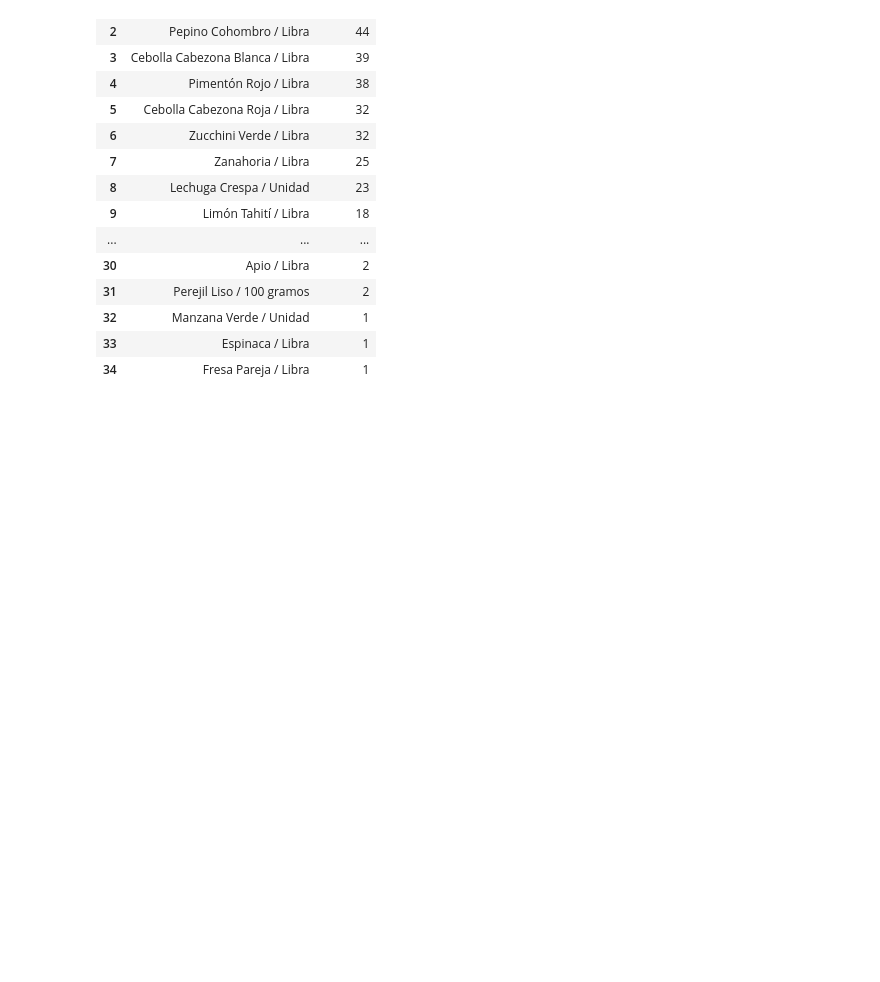
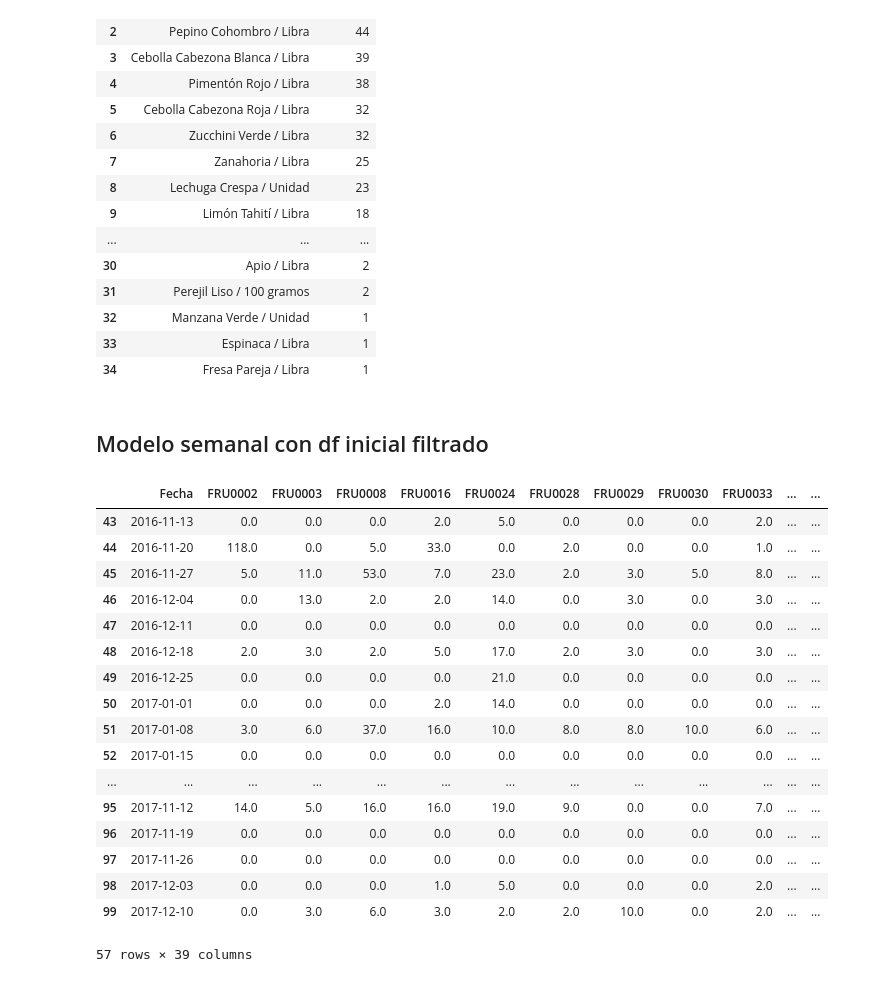
Before and after one commit to NecesitoUnNick/Modelos-2, a Jupyter notebook: 01/MicroProyecto1_StartUp.ipynb, the cells around one changed output. Drawn from its saved outputs; the diff is of its cells as text; code cells hidden in the pictures; blank space fills up the shorter version.

Commit message:
Update 2 modelos mas
Fin

Co-Authored-By: juankfc <juankfc@users.noreply.github.com>
Co-Authored-By: CaSuarez-JMC <casuarez-jmc@users.noreply.github.com>

```diff
--- a/01/MicroProyecto1_StartUp.ipynb
+++ b/01/MicroProyecto1_StartUp.ipynb
@@ -295,3 +293,28 @@ resultado_fin
 | 32 | Manzana Verde / Unidad | 1 |
 | 33 | Espinaca / Libra | 1 |
 | 34 | Fresa Pareja / Libra | 1 |
+# %% [markdown]
+## Modelo semanal con df inicial filtrado
+# %%
+
+dfw = df[df['Fecha']>='2016-11-13']
+dfw
+# %% [output]
+|  | Fecha | FRU0002 | FRU0003 | FRU0008 | FRU0016 | FRU0024 | FRU0028 | FRU0029 | FRU0030 | FRU0033 | ... | ... |
+| 43 | 2016-11-13 | 0.0 | 0.0 | 0.0 | 2.0 | 5.0 | 0.0 | 0.0 | 0.0 | 2.0 | ... | ... |
+| 44 | 2016-11-20 | 118.0 | 0.0 | 5.0 | 33.0 | 0.0 | 2.0 | 0.0 | 0.0 | 1.0 | ... | ... |
+| 45 | 2016-11-27 | 5.0 | 11.0 | 53.0 | 7.0 | 23.0 | 2.0 | 3.0 | 5.0 | 8.0 | ... | ... |
+| 46 | 2016-12-04 | 0.0 | 13.0 | 2.0 | 2.0 | 14.0 | 0.0 | 3.0 | 0.0 | 3.0 | ... | ... |
+| 47 | 2016-12-11 | 0.0 | 0.0 | 0.0 | 0.0 | 0.0 | 0.0 | 0.0 | 0.0 | 0.0 | ... | ... |
+| 48 | 2016-12-18 | 2.0 | 3.0 | 2.0 | 5.0 | 17.0 | 2.0 | 3.0 | 0.0 | 3.0 | ... | ... |
+| 49 | 2016-12-25 | 0.0 | 0.0 | 0.0 | 0.0 | 21.0 | 0.0 | 0.0 | 0.0 | 0.0 | ... | ... |
+| 50 | 2017-01-01 | 0.0 | 0.0 | 0.0 | 2.0 | 14.0 | 0.0 | 0.0 | 0.0 | 0.0 | ... | ... |
+| 51 | 2017-01-08 | 3.0 | 6.0 | 37.0 | 16.0 | 10.0 | 8.0 | 8.0 | 10.0 | 6.0 | ... | ... |
+| 52 | 2017-01-15 | 0.0 | 0.0 | 0.0 | 0.0 | 0.0 | 0.0 | 0.0 | 0.0 | 0.0 | ... | ... |
+| ... | ... | ... | ... | ... | ... | ... | ... | ... | ... | ... | ... | ... |
+| 95 | 2017-11-12 | 14.0 | 5.0 | 16.0 | 16.0 | 19.0 | 9.0 | 0.0 | 0.0 | 7.0 | ... | ... |
+| 96 | 2017-11-19 | 0.0 | 0.0 | 0.0 | 0.0 | 0.0 | 0.0 | 0.0 | 0.0 | 0.0 | ... | ... |
+| 97 | 2017-11-26 | 0.0 | 0.0 | 0.0 | 0.0 | 0.0 | 0.0 | 0.0 | 0.0 | 0.0 | ... | ... |
+| 98 | 2017-12-03 | 0.0 | 0.0 | 0.0 | 1.0 | 5.0 | 0.0 | 0.0 | 0.0 | 2.0 | ... | ... |
+| 99 | 2017-12-10 | 0.0 | 3.0 | 6.0 | 3.0 | 2.0 | 2.0 | 10.0 | 0.0 | 2.0 | ... | ... |
+57 rows × 39 columns
```
Also changed, not shown: parts of 12 cells of this notebook.
